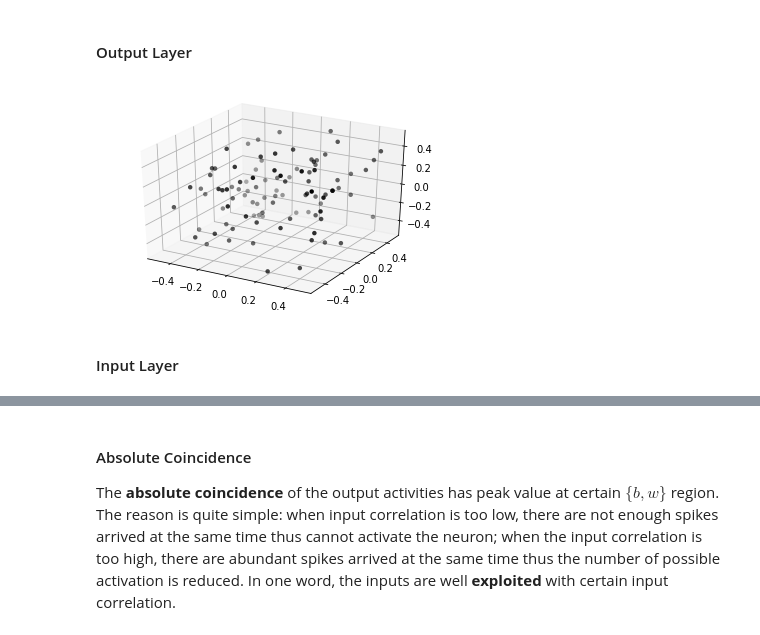
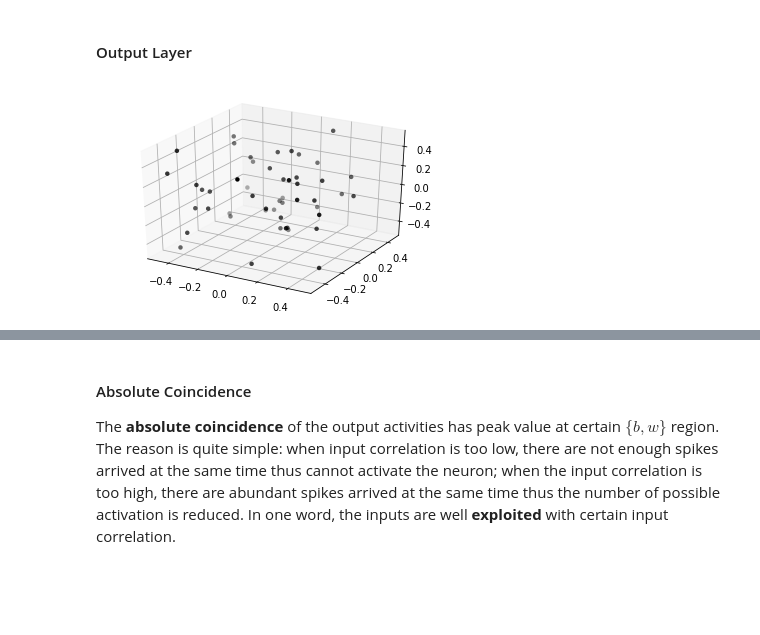
Before and after one commit to arvkumar/CNT, a Jupyter notebook: Tutorials/IAF.ipynb, the cells around one changed output, grey strips where cells are left out. Drawn from its saved outputs; the diff is of its cells as text; code cells hidden in the pictures; blank space fills up the shorter version.

```diff
--- a/Tutorials/IAF.ipynb
+++ b/Tutorials/IAF.ipynb
@@ -156,8 +322,6 @@ There are two ensembles of neurons distributed in 3D space. We'll call those two
 # %% [markdown]
 #### Output Layer
 # %%
-tp.PlotLayer(population, nodesize=20, nodecolor='k');
+tp.PlotLayer(output_layer, nodesize=20, nodecolor='k');
 # %% [output]
-[figure, old version]
+[figure, new version]
-# %% [markdown]
-#### Input Layer
```
Also changed, not shown: parts of 38 cells of this notebook, 5 other files.
